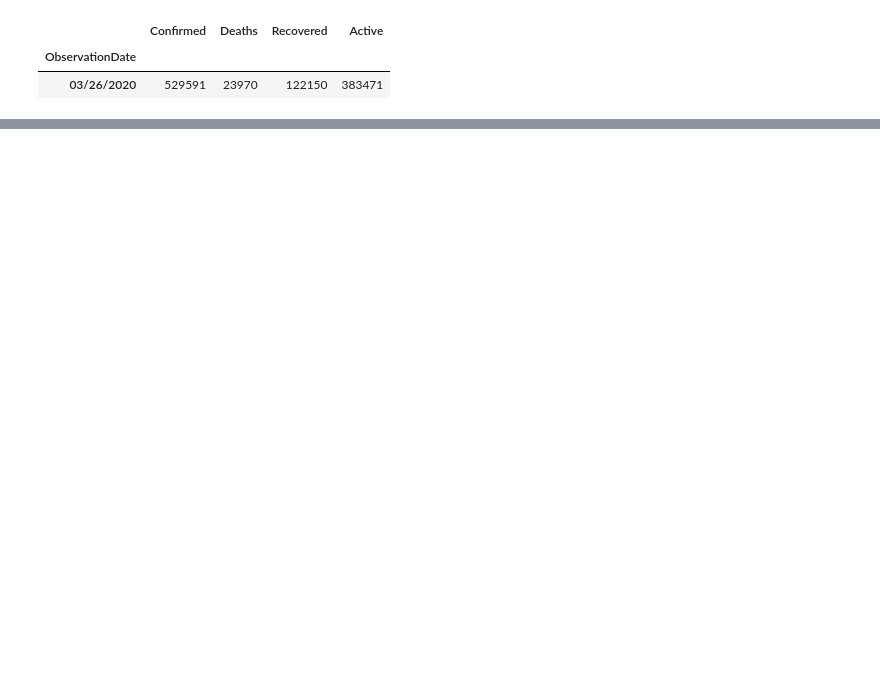
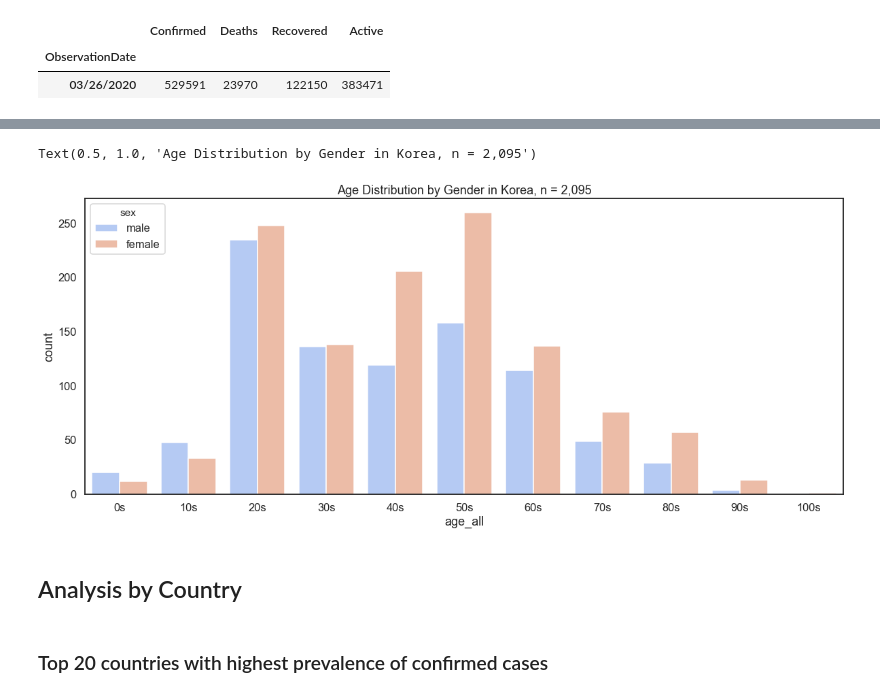
Before and after one commit to leehee-barak/data-analysis-projects, a Jupyter notebook: COVID-19 Analysis.ipynb, the cells around one changed output, grey strips where cells are left out. Drawn from its saved outputs; the diff is of its cells as text; code cells hidden in the pictures; blank space fills up the shorter version.

```diff
--- a/COVID-19 Analysis.ipynb
+++ b/COVID-19 Analysis.ipynb
@@ -119,0 +166,45 @@ plt.show()
+# %%
+#convert new age column to deacades
+
+def group_ages(val):
+    if val >= 100:
+        return '100s'
+    elif val >= 90 and val < 100:
+        return'90s'
+    elif val >= 80 and val < 90:
+        return '80s'
+    elif val >= 70 and val < 80:
+        return '70s'
+    elif val >= 60 and val < 70:
+        return '60s'
+    elif val >= 50 and val < 60:
+        return '50s'
+    elif val >= 40 and val < 50:
+        return '40s'
+    elif val >= 30 and val < 40:
+        return '30s'
+    elif val >= 20 and val < 30:
+        return '20s'
+    elif val >= 10 and val < 20:
+        return '10s'
+    elif val >= 0 and val < 10:
+        return '0s'
+    else:
+        return(val)
+
+
+pi['age_all'] = pi['age_all'].apply(group_ages)
+# %%
+#Plot age distribution
+sns.set(style="white", context="talk")
+order=['0s','10s', '20s','30s','40s', '50s','60s','70s','80s','90s','100s']
+plt.figure(figsize =(20,8))
+age_plot = sns.countplot(data=pi, x='age_all' ,hue = 'sex', order=order,palette ='coolwarm')
+plt.title('Age Distribution by Gender in Korea, n = 2,095')
+# %% [output]
+Text(0.5, 1.0, 'Age Distribution by Gender in Korea, n = 2,095')
+[figure, added]
+# %% [markdown]
+## Analysis by Country
+# %% [markdown]
+### Top 20 countries with highest prevalence of confirmed cases
```
Also changed, not shown: parts of 28 cells of this notebook.
